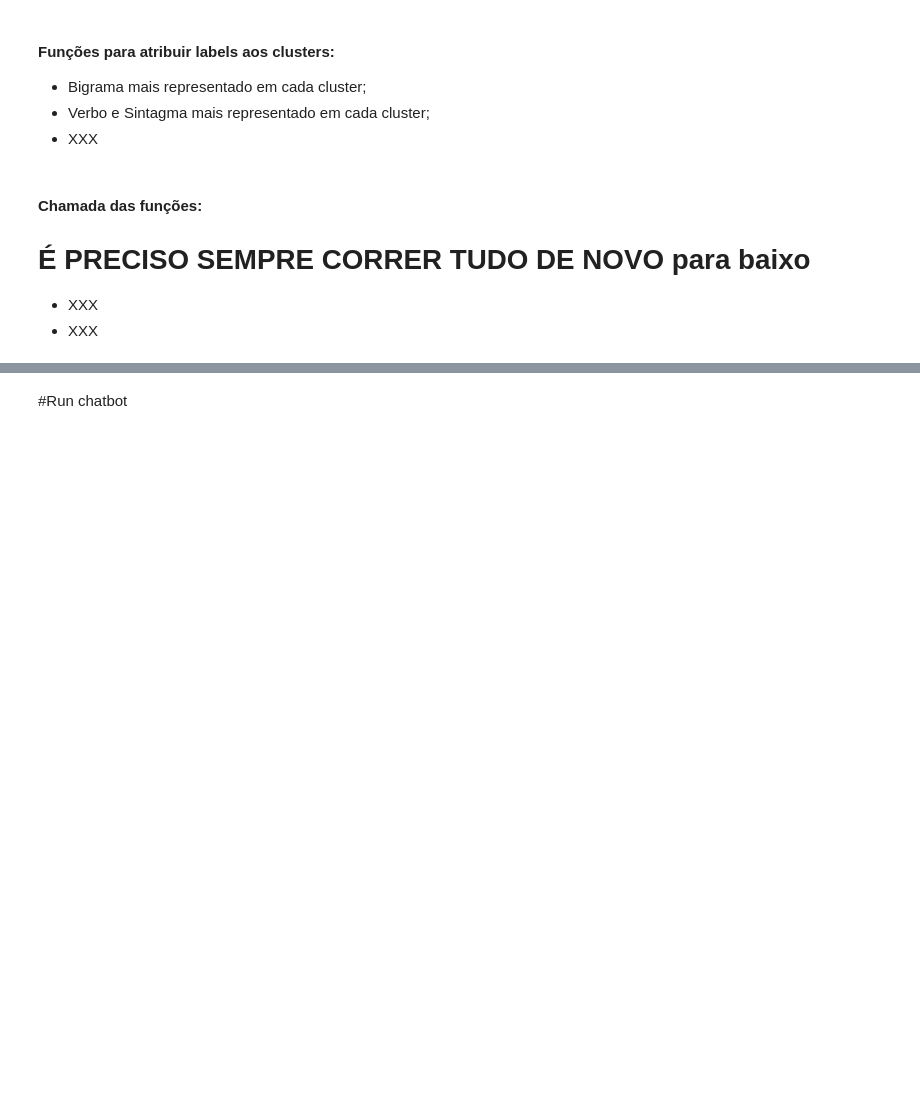
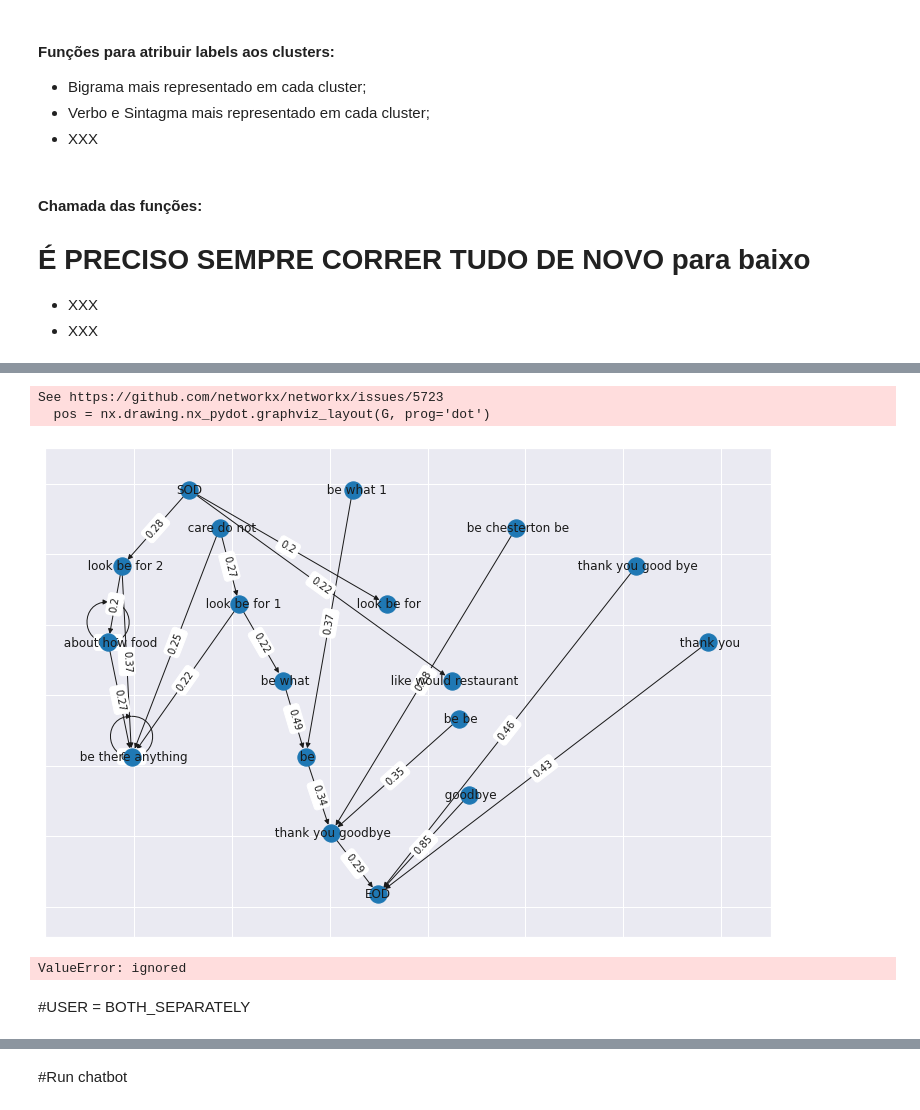
Before and after one commit to danielmartins1997/ThesisProject, a Jupyter notebook: Project.ipynb, the cells around one changed output, grey strips where cells are left out. Saved outputs shown, nothing was run; the diff lists cells and outputs as text; code cells hidden in the pictures; blank space fills up the shorter version.

```diff
--- a/Project.ipynb
+++ b/Project.ipynb
@@ -1021,3 +1178,3 @@ teste = "/content/drive/MyDrive/ColabNotebooks/datasets/testeML.csv"
 # %%
-corpus = teste # define which corpus use
-model = miniLM6 # model Sentence Tranformer to use: mpnetBase / distilroberta / miniLM12 / miniLM6
+corpus = camrest16 # define which corpus to use
+model = miniLM6 # model Sentence Tranformer to use: mpnetBase / distilroberta / miniLM12 / miniLM6 (it's required that the models were already imported)
@@ -1050 +1181,7 @@ problem = "teste" #enquanto não se resolve o problema de multi ou single
+# %%
+#DEPENDE DE CADA DATASET, O PROBLEMA É MULTI OU SINGLE
+if corpus == multiwoz or corpus == camrest16 or corpus == camrest4 or corpus == camrest16_verbs or corpus == multiwoz_verbs:
+  problem = "multi"
+else:
+  problem = "single"
 # %%
@@ -1071,0 +1322,20 @@ nomeFichPickle = 'kmeans.pkl'
+# %%
+numberLabelsMatrix = (nClustersBoth+2) # +2 (EOD & SOD)
+occurrence_matrix = np.zeros((numberLabelsMatrix, numberLabelsMatrix)) #nclusters(system+user) + 2 (para EOD e SOD)
+#CRIAR MATRIZ DE OCORRÊNCIAS
+
+for i in range(df_final['dialogue_id'].iat[-1]+1):
+
+  turno_anterior = 0
+  fim_dialogo = -1
+  inicio_dialogo = df_final['cluster'].loc[(df_final.dialogue_id == i) & (df_final.turn_id == 0)]
+  occurrence_matrix[nClustersBoth, inicio_dialogo] = occurrence_matrix[nClustersBoth, inicio_dialogo] + 1
+  for turno in df_final['turn_id'].loc[(df_final.dialogue_id == i) & (df_final.turn_id != 0)]:
+    dialogo = df_final['cluster'].loc[(df_final.dialogue_id == i) & (df_final.turn_id == turno)]
+    dialogo_anterior = df_final['cluster'].loc[(df_final.dialogue_id == i) & (df_final.turn_id == turno_anterior)]
+    occurrence_matrix[dialogo_anterior, dialogo] = occurrence_matrix[dialogo_anterior, dialogo] + 1
+    turno_anterior = turno
+    fim_dialogo = dialogo
+  occurrence_matrix[fim_dialogo, nClustersBoth+1] = occurrence_matrix[fim_dialogo, nClustersBoth+1]  + 1
+
+print(occurrence_matrix)
@@ -1071,0 +1360,25 @@ nomeFichPickle = 'kmeans.pkl'
+# %%
+# Find the sum of each row
+row_sums = np.sum(occurrence_matrix, axis=1)
+
+# Divide each element in the matrix by the corresponding row sum
+transition_matrix = occurrence_matrix / (row_sums[:, np.newaxis])
+#print(transition_matrix)
+transition_matrix = np.nan_to_num(transition_matrix)
+
+df_matrix = pd.DataFrame(transition_matrix, index=names, columns=names)
+df_matrix = df_matrix.round(decimals = 2)
+#df_matrix = np.nan_to_num(df_matrix)
+#print(df_matrix)
+# %%
+generateMarkovChain(df_matrix, numberLabelsMatrix)
+# %% [output]
+See https://github.com/networkx/networkx/issues/5723
+  pos = nx.drawing.nx_pydot.graphviz_layout(G, prog='dot')
+[figure, added]
+# %%
+createTSNE(df_all['cluster'], df_all, vectors_both, nClustersBoth, Perplexity=50)
+# %% [output]
+ValueError: ignored
+# %% [markdown]
+#USER = BOTH_SEPARATELY
```
Also changed, not shown: parts of 47 cells of this notebook.
